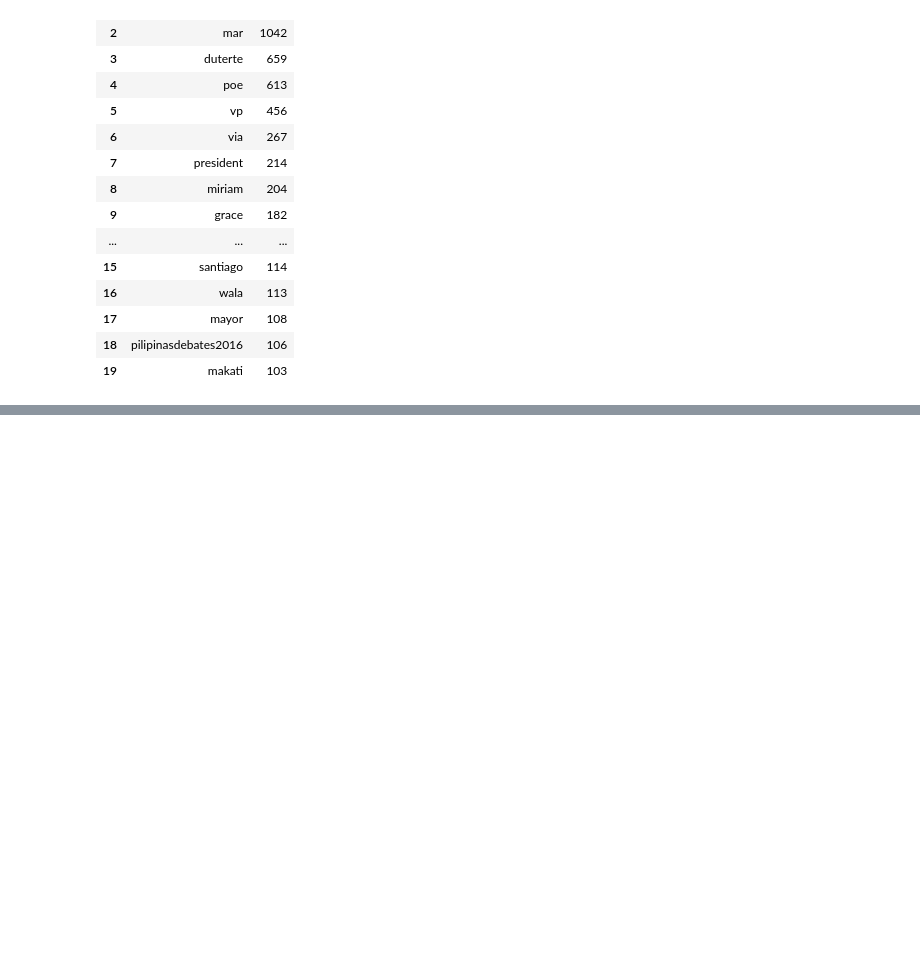
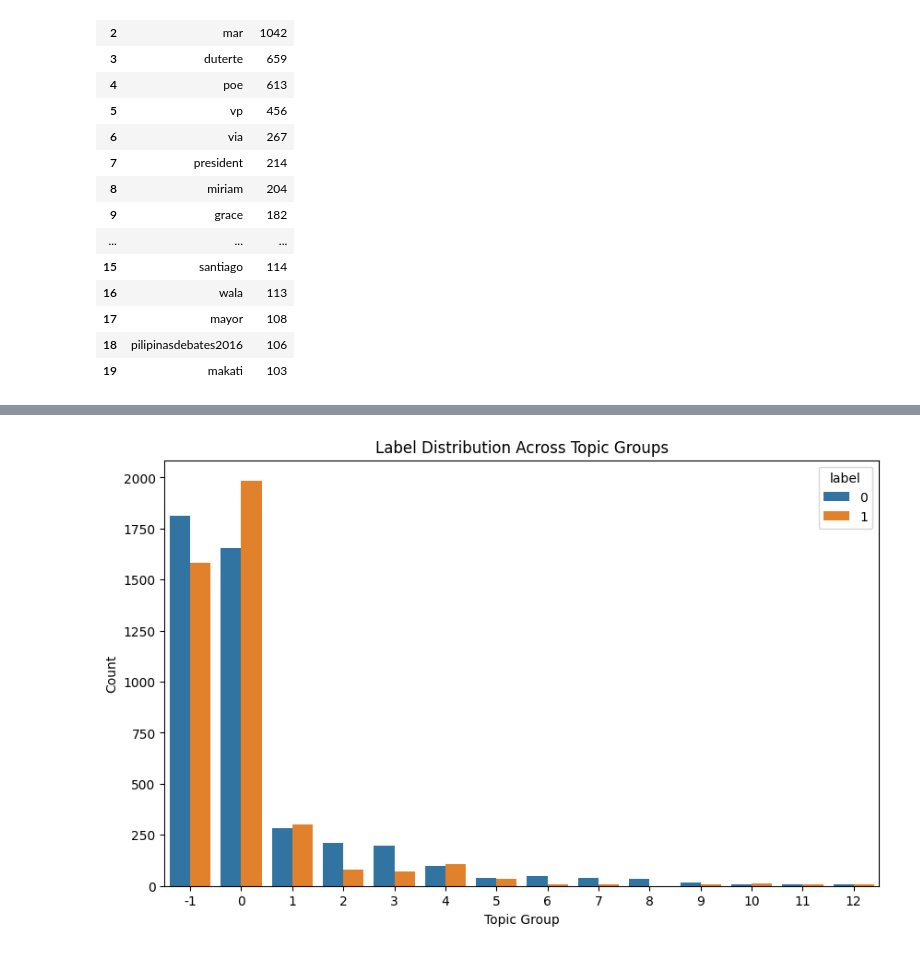
Before and after one commit to lendl-uy/hate-speech-detection, a Jupyter notebook: dataset/eda.ipynb, the cells around one changed output, grey strips where cells are left out. Saved outputs shown, nothing was run; the diff lists cells and outputs as text; code cells hidden in the pictures; blank space fills up the shorter version.

```diff
--- a/dataset/eda.ipynb
+++ b/dataset/eda.ipynb
@@ -303,0 +350,3 @@ See the caveats in the documentation: https://pandas.pydata.org/pandas-docs/stab
+# %%
+topic_model = BERTopic(nr_topics='auto')
+topics, probs = topic_model.fit_transform(train_df['tweets'])
@@ -303,0 +392,3 @@ See the caveats in the documentation: https://pandas.pydata.org/pandas-docs/stab
+# %%
+train_df['topic_group'] = topic_model.topics_
+train_df.head()
@@ -303,0 +402,3 @@ See the caveats in the documentation: https://pandas.pydata.org/pandas-docs/stab
+# %%
+grouped_data = train_df.groupby(['topic_group', 'label']).size().reset_index(name='count')
+grouped_data.head()
@@ -303,0 +412,9 @@ See the caveats in the documentation: https://pandas.pydata.org/pandas-docs/stab
+# %%
+plt.figure(figsize=(10, 6))
+sns.barplot(data=grouped_data, x='topic_group', y='count', hue='label')
+plt.title('Label Distribution Across Topic Groups')
+plt.xlabel('Topic Group')
+plt.ylabel('Count')
+plt.show()
+# %% [output]
+[figure, added]
```
Also changed, not shown: parts of 15 cells of this notebook, 4 other files.
